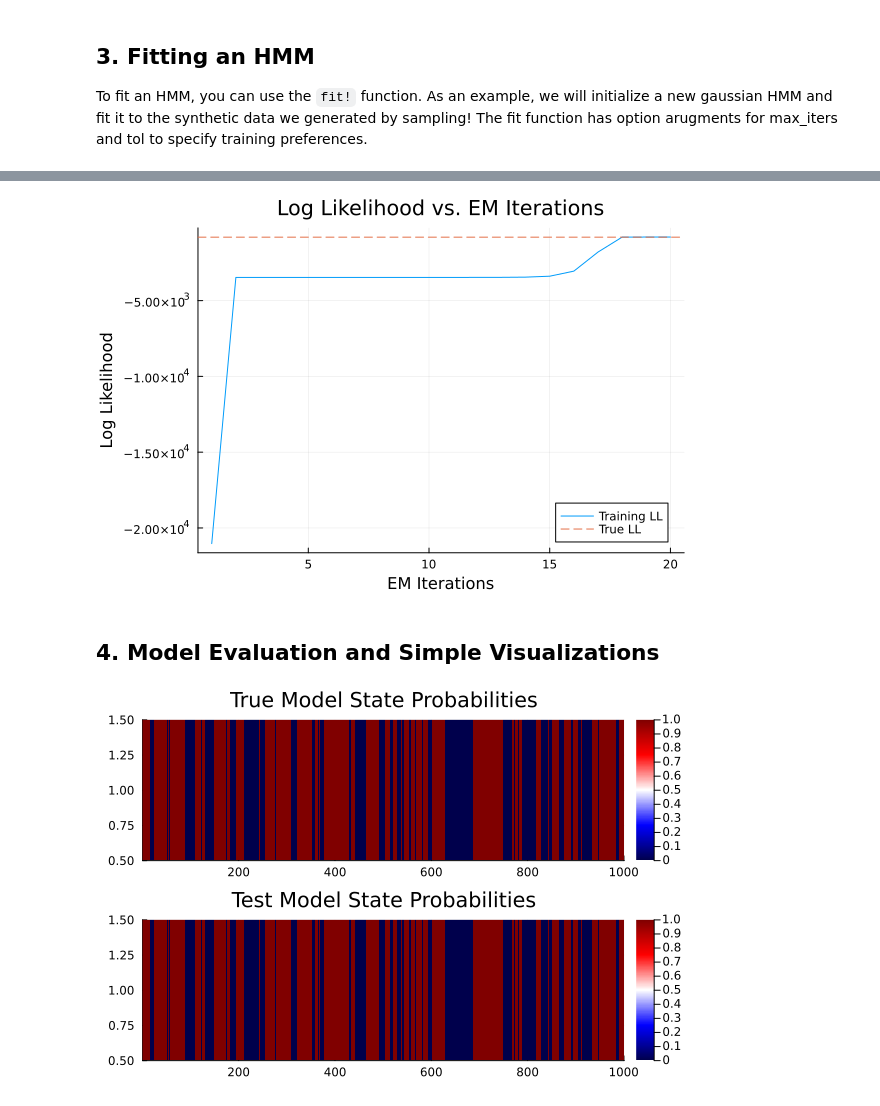
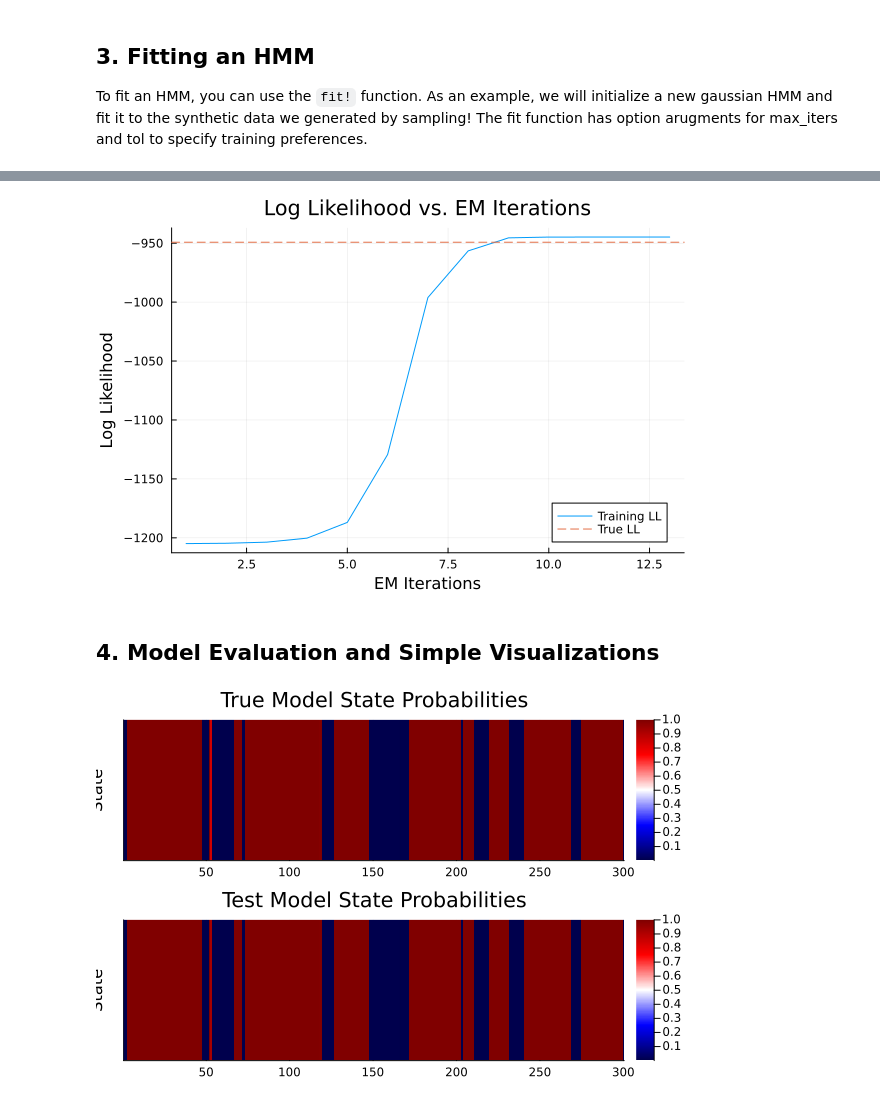
Before and after one commit to depasquale-lab/StateSpaceDynamics.jl, a Jupyter notebook: notebooks/hmm.ipynb, the cells around one changed output, grey strips where cells are left out. Saved outputs shown, nothing was run; the diff lists cells and outputs as text; code cells hidden in the pictures.

Commit message:
updating before branch for fixing emission models

```diff
--- a/notebooks/hmm.ipynb
+++ b/notebooks/hmm.ipynb
@@ -71,12 +71,12 @@ In the example below, we show how to initialize an HMM using StateSpaceDynamics.
 # %%
 # Create a Gaussian Emission model for each latent state (K=2 in this example)
 output_dim = 2
-μ = [-5.0, -4.0]
-Σ = 0.1 * Matrix{Float64}(I, output_dim, output_dim)
+μ = [0.0, -1.0]
+Σ = 1 * Matrix{Float64}(I, output_dim, output_dim)
 emission_1 = GaussianEmission(Gaussian(output_dim=output_dim, μ=μ, Σ=Σ))
 
 μ = [5.0, 3.0]
-Σ = 0.1 * Matrix{Float64}(I, output_dim, output_dim)
+Σ = 1.5 * Matrix{Float64}(I, output_dim, output_dim)
 emission_2 = GaussianEmission(Gaussian(μ=μ, Σ=Σ, output_dim=output_dim))
 
 # Create the HMM, specifying the number of latent states and the dimensionality of the emissions
@@ -99,8 +99,7 @@ true_model.πₖ = [0.6; 0.4]
 Now that we have an HMM, we can draw samples from it. To do this we use the `sample` method. Just pass the model name and the number of samples you wish to have and the function will return the latent states and the corresponding emissions.
 # %%
 # Sample from the model
-n=1000
-Φ = randn(100, 2)
+n=300
 true_labels, data = SSD.sample(true_model, n=n)
 
 # We can evaluate the log likelihood of the data
@@ -149,24 +147,24 @@ New Function in use...
 # %%
 # Plot the log likelihood vs EM iterations
-plot(ll[2:end], label=:"Training LL")
+plot(ll[3:end], label=:"Training LL")
 hline!([ll_true], linestyle=:dash, label=:"True LL")
 title!("Log Likelihood vs. EM Iterations")
 xlabel!("EM Iterations")
 ylabel!("Log Likelihood")
 # %% [output]
-[figure, old version]
+[figure, new version]
 # %% [markdown]
 ## 4. Model Evaluation and Simple Visualizations
 # %%
 # Compute posterior probabilities
 true_probabilities = class_probabilities(true_model, data)
 test_probabilities = class_probabilities(test_model, data)
 
-# Create the heatmaps
-p1 = heatmap(true_probabilities[1:end, 1]', title = "True Model State Probabilities", color=:seismic)
-p2 = heatmap(test_probabilities[1:end, 1]', title = "Test Model State Probabilities", color=:seismic)
+# Create the heatmaps without y-axis ticks
+p1 = heatmap(true_probabilities[1:end, 1]', title = "True Model State Probabilities", color=:seismic, yticks=false)
+p2 = heatmap(test_probabilities[1:end, 1]', title = "Test Model State Probabilities", color=:seismic, yticks=false)
 
-# Combine the heatmaps into a single figure with subplots above one another
-plot(p1, p2, layout = @layout([a; b]))
+# Combine the heatmaps with a single y-axis label
+plot(p1, p2, layout = @layout([a; b]), ylabel="State")
 # %% [output]
-[figure, old version]
+[figure, new version]
```
Also changed, not shown: parts of 10 cells of this notebook, 2 other files.
